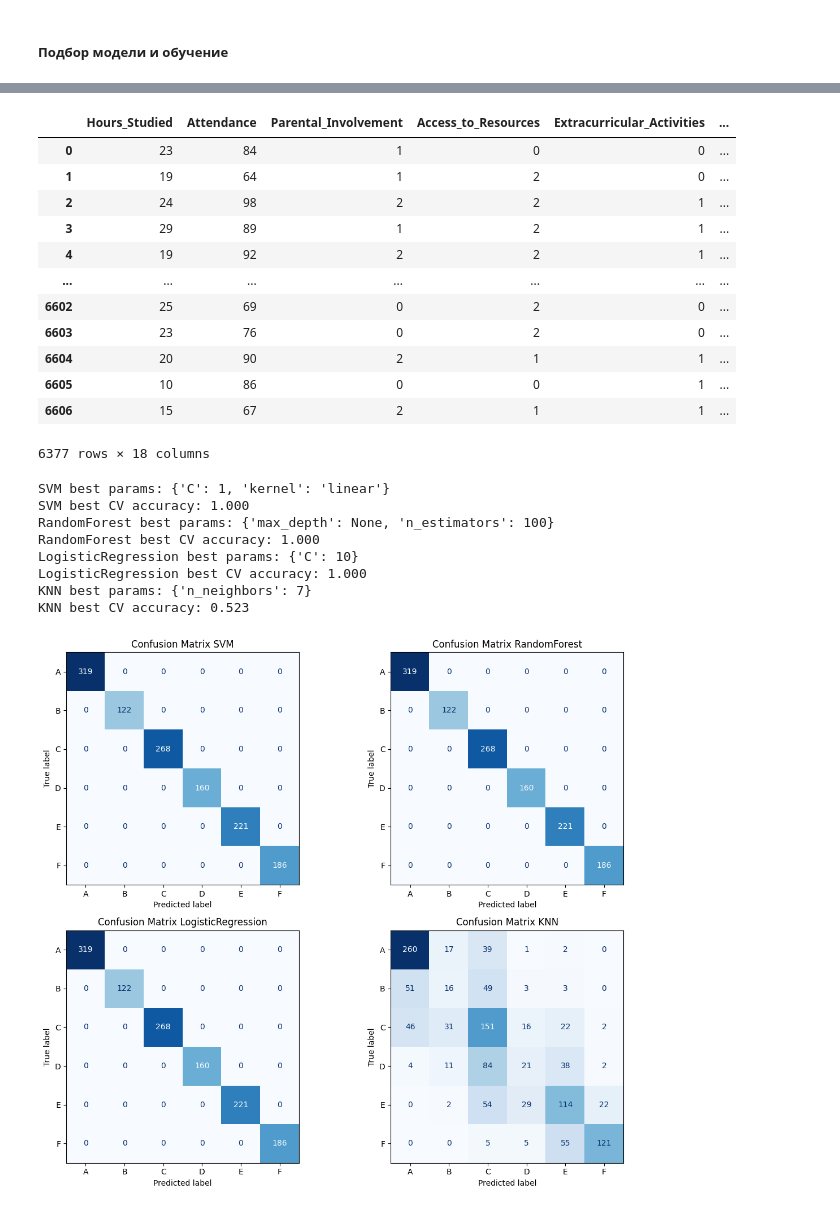
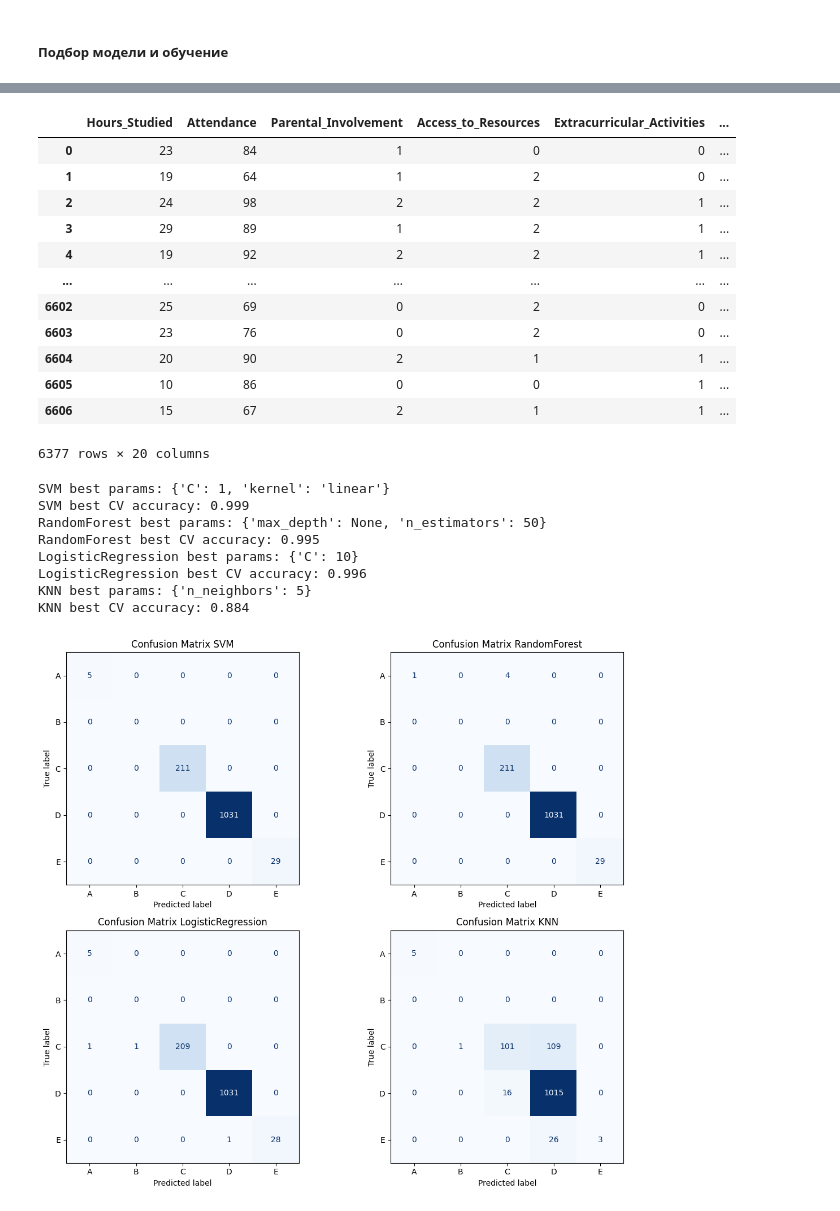
Before and after one commit to platonlukyanov/spbu-python-course, a Jupyter notebook: project/homework_8/index.ipynb, the cells around one changed output, grey strips where cells are left out. Cells and saved outputs as stored; diff of their text form; code cells hidden in the pictures.

```diff
--- a/project/homework_8/index.ipynb
+++ b/project/homework_8/index.ipynb
@@ -172,6 +168,7 @@ df['Peer_Influence'] = df['Peer_Influence'].cat.reorder_categories(['Negative',
 df['Parental_Education_Level'] = df['Parental_Education_Level'].astype('category')
 df['Parental_Education_Level'] = df['Parental_Education_Level'].cat.reorder_categories(['High School', 'College', 'Postgraduate'])
 df['Gender'] = df['Gender'].astype('category')
+df['Gender'] = df['Gender'].cat.reorder_categories(['Female', 'Male'])
 df['Distance_from_Home'] = df['Distance_from_Home'].astype('category')
 df['Distance_from_Home'] = df['Distance_from_Home'].cat.reorder_categories(['Near', 'Moderate', 'Far'])
 # %%
@@ -242,10 +235,8 @@ dtype: float64
 # %%
 # Найдем 6 перцентелей и по ним построим шкалу оценивания
-percentiles = [round(100 / 6 * i) / 100 for i in range(1, 7)]
-
-percentiles_values = [0] + list(df['Exam_Score'].quantile(percentiles))
+percentiles_values = [51, 61, 71, 81, 91, 101]
 print(list(percentiles_values))
-labels = ['F', 'E', 'D', 'C', 'B', 'A']
+labels = ['E', 'D', 'C', 'B', 'A']
 
 # Построим шкалу оценивания
 df['Exam_Score_Scaled'] = pd.cut(df['Exam_Score'], bins=percentiles_values, labels=labels, right=False, include_lowest=True)
@@ -366,8 +356,8 @@ plt.show()
 # %% [markdown]
 ##### Подбор модели и обучение
 # %%
-# Выберем все столбцы, кроме Gender, Tutoring_Sessions, School_Type, Physical_Activity
-model_dataset = df.drop(['Gender', 'School_Type', 'Physical_Activity'], axis=1)
+# Выберем все столбцы, кроме School_Type
+model_dataset = df.drop(['School_Type'], axis=1)
 model_dataset.dtypes
 # %% [output]
 |  | 0 |
@@ -395,7 +385,7 @@ le = LabelEncoder()
 cols = ['Parental_Education_Level', 'Access_to_Resources', 'Motivation_Level',
         'Internet_Access', 'Family_Income', 'Teacher_Quality', 'Peer_Influence',
         'Learning_Disabilities', 'Parental_Involvement', 'Distance_from_Home',
-        'Extracurricular_Activities', 'Exam_Score_Scaled']
+        'Extracurricular_Activities', 'Exam_Score_Scaled', 'Gender']
 
 for col in cols:
     model_dataset[col] = le.fit_transform(model_dataset[col])
@@ -413,7 +403,7 @@ model_dataset
 | 6604 | 20 | 90 | 2 | 1 | 1 | ... |
 | 6605 | 10 | 86 | 0 | 0 | 1 | ... |
 | 6606 | 15 | 67 | 2 | 1 | 1 | ... |
-6377 rows × 18 columns
+6377 rows × 20 columns
 # %%
 from sklearn.model_selection import train_test_split, GridSearchCV
 from sklearn.ensemble import RandomForestClassifier
@@ -451,36 +441,36 @@ for name, (model, params) in models.items():
     print(f'{name} best CV accuracy: {grid.best_score_:.3f}')
 # %% [output]
 SVM best params: {'C': 1, 'kernel': 'linear'}
-SVM best CV accuracy: 1.000
-RandomForest best params: {'max_depth': None, 'n_estimators': 100}
-RandomForest best CV accuracy: 1.000
+SVM best CV accuracy: 0.999
+RandomForest best params: {'max_depth': None, 'n_estimators': 50}
+RandomForest best CV accuracy: 0.995
 LogisticRegression best params: {'C': 10}
-LogisticRegression best CV accuracy: 1.000
-KNN best params: {'n_neighbors': 7}
-KNN best CV accuracy: 0.523
+LogisticRegression best CV accuracy: 0.996
+KNN best params: {'n_neighbors': 5}
+KNN best CV accuracy: 0.884
 # %%
+import numpy as np
 from sklearn.metrics import confusion_matrix, ConfusionMatrixDisplay
+import matplotlib.pyplot as plt
 
-# Построение confusion matrix
 fig, axes = plt.subplots(2, 2, figsize=(12, 10))
 axes = axes.ravel()
 
-class_names = sorted(df.Exam_Score_Scaled.unique())
-
 for i, (name, model) in enumerate(best_estimators.items()):
     if name == 'RandomForest':
-        X_test_df = pd.DataFrame(X_test, columns=X_train.columns)
-        y_pred = model.predict(X_test_df)
-
+        y_pred = model.predict(X_test)
     else:
         y_pred = model.predict(X_test_scaled)
-    cm = confusion_matrix(y_test, y_pred)
-    disp = ConfusionMatrixDisplay(confusion_matrix=cm, display_labels=class_names)
+
+    all_classes = sorted(np.unique(model_dataset['Exam_Score_Scaled']))
+    cm = confusion_matrix(y_test, y_pred, labels=all_classes)
+    disp = ConfusionMatrixDisplay(confusion_matrix=cm, display_labels=['A', 'B', 'C', 'D', 'E'])
+
     disp.plot(ax=axes[i], cmap=plt.cm.Blues, colorbar=False)
     axes[i].set_title(f'Confusion Matrix {name}')
 
 plt.tight_layout()
 plt.show()
 # %% [output]
-[figure, old version]
+[figure, new version]
 # %% [markdown]
```
Also changed, not shown: parts of 15 cells of this notebook.
